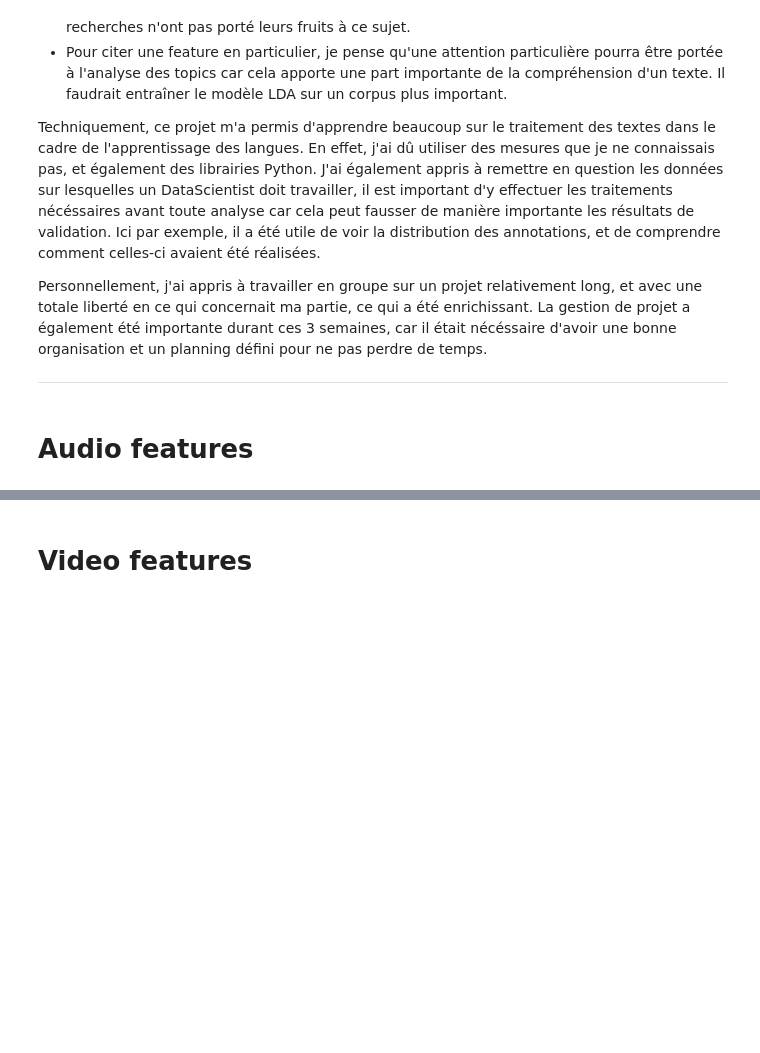
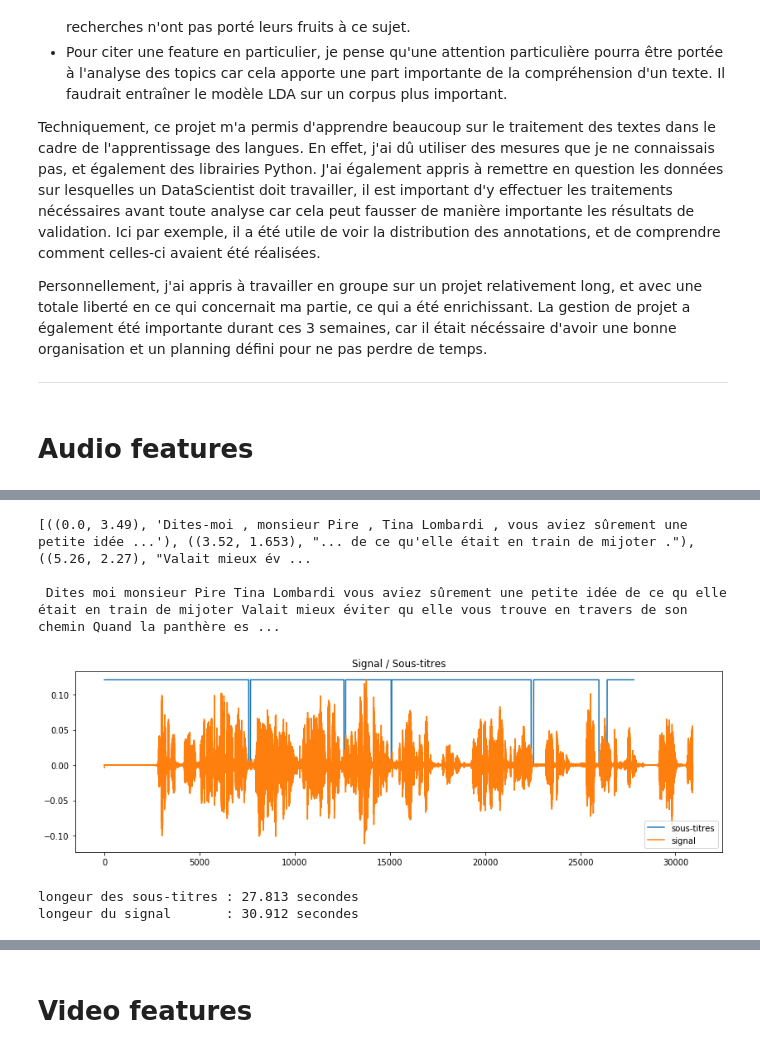
Before and after one commit to vincentnam/Project-Archean, a Jupyter notebook: ChallengeM2SID_2019.ipynb, the cells around one changed output, grey strips where cells are left out. Saved outputs shown, nothing was run; the diff lists cells and outputs as text; code cells hidden in the pictures; blank space fills up the shorter version.

```diff
--- a/ChallengeM2SID_2019.ipynb
+++ b/ChallengeM2SID_2019.ipynb
@@ -1855,0 +2758,22 @@ Personnellement, j'ai appris à travailler en groupe sur un projet relativement
+# %%
+sentences = get_timed_sentences(xmlfile)
+sent_ponct = " ".join([s[1] for s in sentences])
+sent = " ".join("".join([x if x.isalpha() else " " for x in sent_ponct]).split())
+print(sentences,'\n\n',sent)
+
+subtitles = get_filtre_paroles(sentences, dilation_ms=100)
+plt.figure(figsize=(14,4))
+plt.title("Signal / Sous-titres")
+plt.plot(subtitles * max(signal_rs), label="sous-titres")
+plt.plot(signal_rs, label='signal')
+plt.legend(loc=4)
+plt.show()
+print("longeur des sous-titres :", len(subtitles)/1000, "secondes")
+print("longeur du signal       :", len(signal_rs)/1000, "secondes")
+# %% [output]
+[((0.0, 3.49), 'Dites-moi , monsieur Pire , Tina Lombardi , vous aviez sûrement une petite idée ...'), ((3.52, 1.653), "... de ce qu'elle était en train de mijoter ."), ((5.26, 2.27), "Valait mieux év ...
+
+ Dites moi monsieur Pire Tina Lombardi vous aviez sûrement une petite idée de ce qu elle était en train de mijoter Valait mieux éviter qu elle vous trouve en travers de son chemin Quand la panthère es ...
+[figure, added]
+longeur des sous-titres : 27.813 secondes
+longeur du signal       : 30.912 secondes
```
Also changed, not shown: parts of 45 cells of this notebook, 1 other file.
